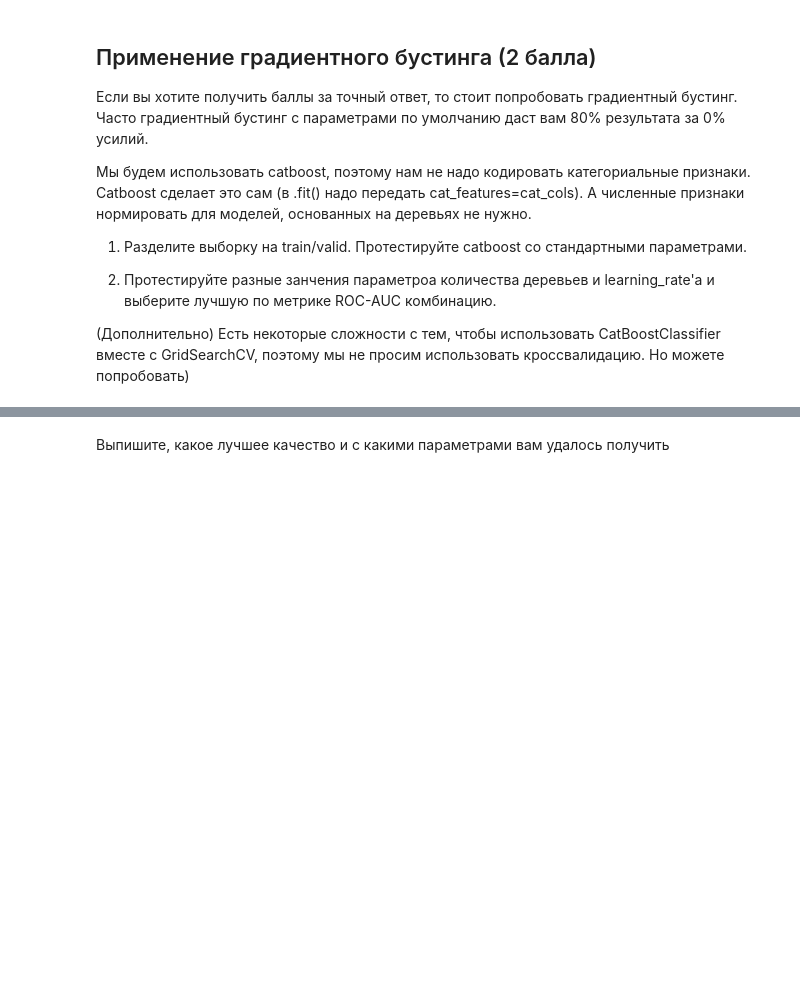
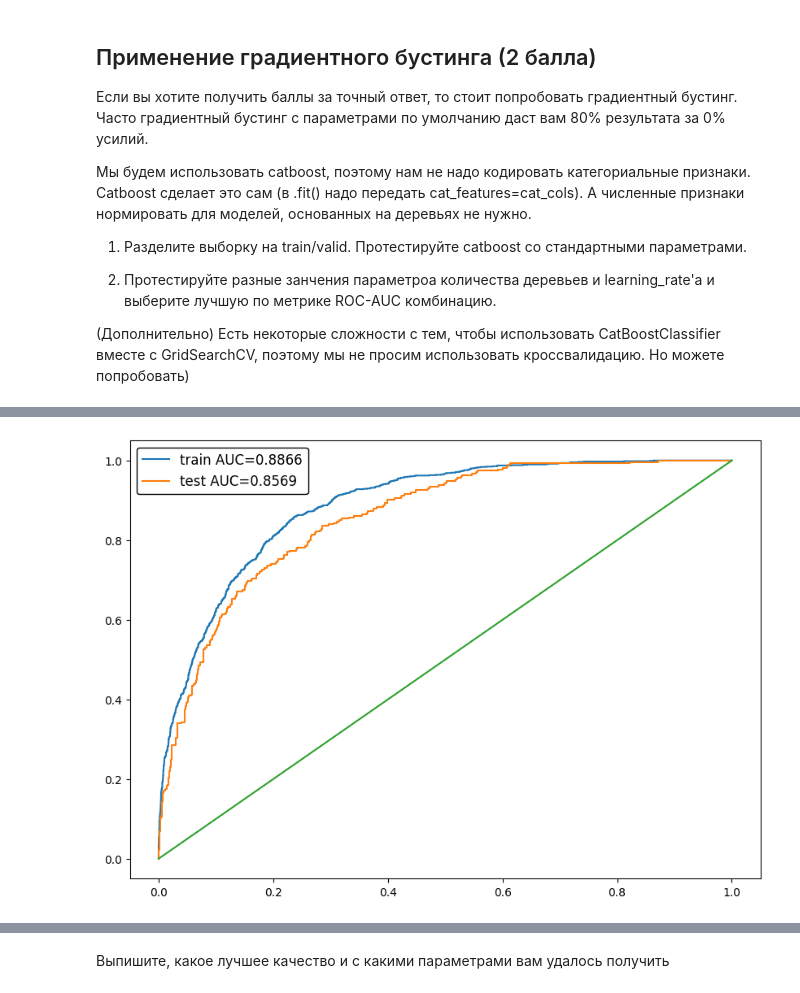
Before and after one commit to dimkablin/DeepLEarningSchool_MFTI, a Jupyter notebook: homework/3/hw_kaggle_ipynb_.ipynb, the cells around one changed output, grey strips where cells are left out. Cells and saved outputs as stored; diff of their text form; code cells hidden in the pictures; blank space fills up the shorter version.

```diff
--- a/homework/3/hw_kaggle_ipynb_.ipynb
+++ b/homework/3/hw_kaggle_ipynb_.ipynb
@@ -303,3 +283,7 @@ cat_cols.remove('HasPhoneService')
+# %%
+ # обновим data_origin
+
+data_origin = data
 # %% [markdown]
 ## Применение линейных моделей (3 балла)
 
@@ -368,0 +354,8 @@ Index(['ClientPeriod', 'MonthlySpending', 'TotalSpent', 'Churn', 'Sex_0',
+# %%
+# Разделим данные на обучающую и тестовую выборки
+
+X_train, X_test, y_train, y_test = train_test_split(
+    data_origin.drop(columns=target_col),
+    data_origin[target_col],
+    train_size=0.8
+)
@@ -368,0 +364,4 @@ Index(['ClientPeriod', 'MonthlySpending', 'TotalSpent', 'Churn', 'Sex_0',
+# %%
+boosted_catty = catboost.CatBoostClassifier(cat_features=cat_cols)
+
+boosted_catty.fit(X_train, y_train)
@@ -368,0 +387,23 @@ Index(['ClientPeriod', 'MonthlySpending', 'TotalSpent', 'Churn', 'Sex_0',
+# %%
+from sklearn.metrics import roc_auc_score, roc_curve
+
+def show_roc_curve_of_model(model, X_train, X_test, y_train, y_test):
+    y_train_pred = model.predict_proba(X_train)[:,1]
+    y_test_pred = model.predict_proba(X_test)[:,1]
+
+    train_auc = roc_auc_score(y_train, y_train_pred)
+    test_auc = roc_auc_score(y_test, y_test_pred)
+
+    plt.figure(figsize=(10,7))
+    plt.plot(*roc_curve(y_train, y_train_pred)[:2], label='train AUC={:.4f}'.format(train_auc))
+    plt.plot(*roc_curve(y_test, y_test_pred)[:2], label='test AUC={:.4f}'.format(test_auc))
+
+    legend_box = plt.legend(fontsize='large', framealpha=1).get_frame()
+    legend_box.set_facecolor("white")
+    legend_box.set_edgecolor("black")
+    plt.plot(np.linspace(0,1,100), np.linspace(0,1,100))
+    plt.show()
+# %%
+show_roc_curve_of_model(boosted_catty, X_train, X_test, y_train, y_test)
+# %% [output]
+[figure, added]
```
Also changed, not shown: parts of 31 cells of this notebook, 2 other files.
